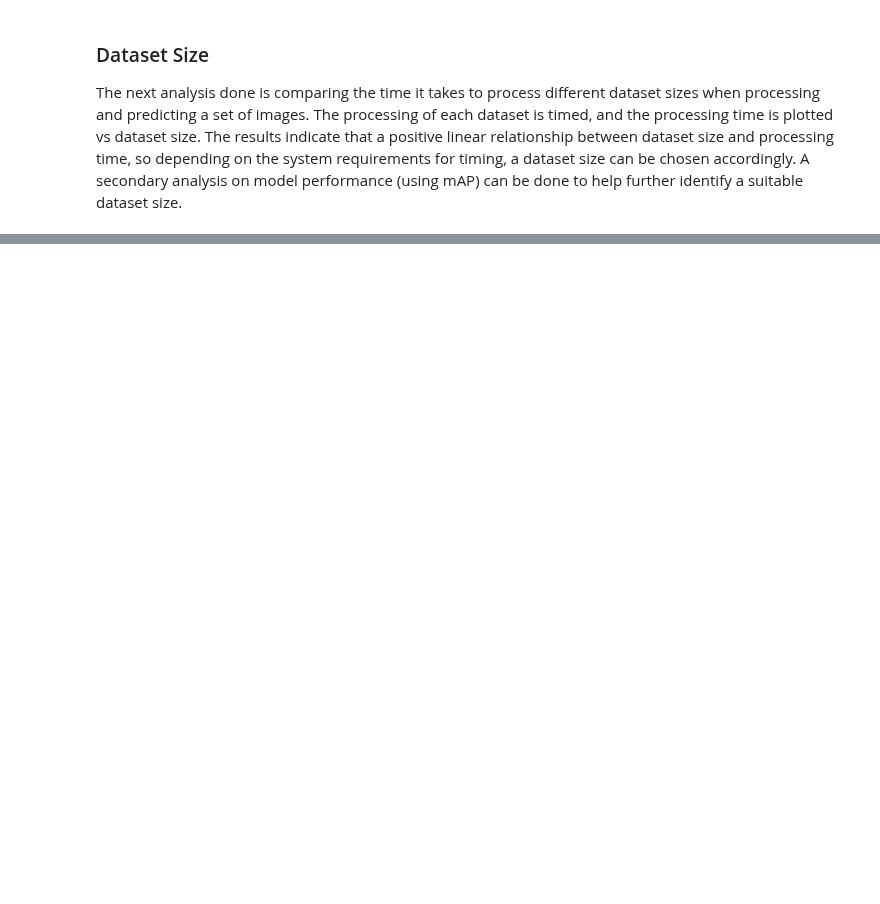
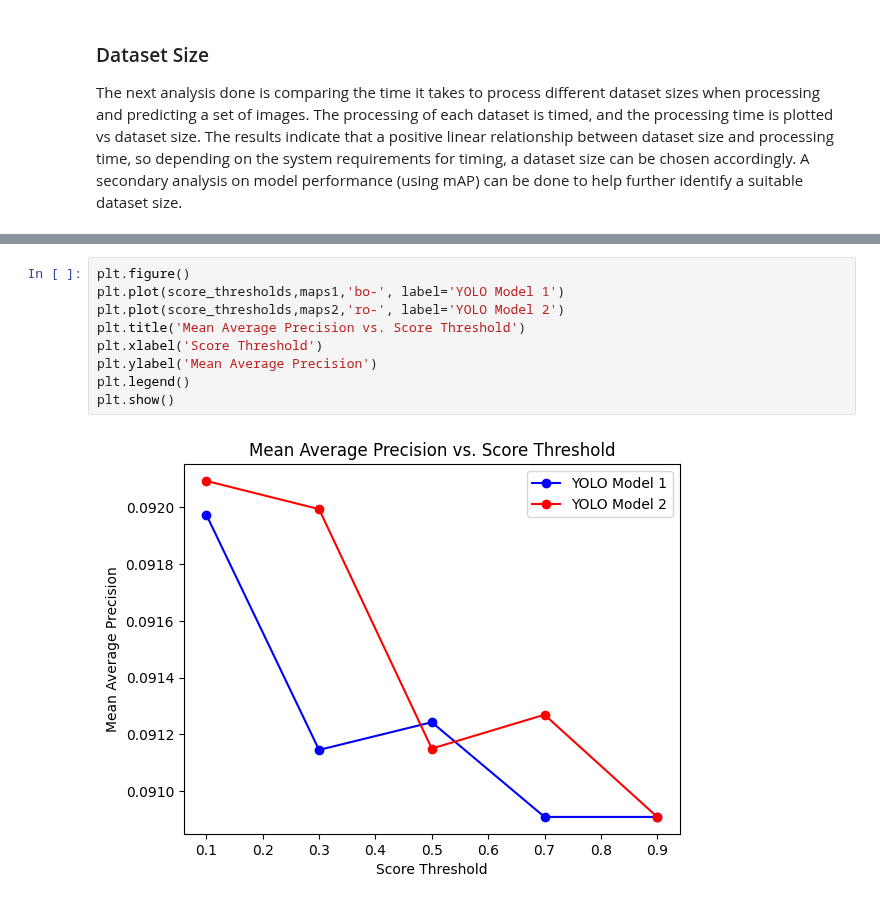
Before and after one commit to rskarp/riley-creating-ai-enabled-systems, a Jupyter notebook: object_detection_system/analysis/design_considerations.ipynb, the cells around one changed output, grey strips where cells are left out. Drawn from its saved outputs; the diff is of its cells as text; blank space fills up the shorter version.

```diff
--- a/object_detection_system/analysis/design_considerations.ipynb
+++ b/object_detection_system/analysis/design_considerations.ipynb
@@ -258,0 +373,11 @@ IndexError: boolean index did not match indexed array along dimension 1; dimensi
+# %%
+plt.figure()
+plt.plot(score_thresholds,maps1,'bo-', label='YOLO Model 1')
+plt.plot(score_thresholds,maps2,'ro-', label='YOLO Model 2')
+plt.title('Mean Average Precision vs. Score Threshold')
+plt.xlabel('Score Threshold')
+plt.ylabel('Mean Average Precision')
+plt.legend()
+plt.show()
+# %% [output]
+[figure, added]
```
Also changed, not shown: parts of 18 cells of this notebook, 6 other files.
